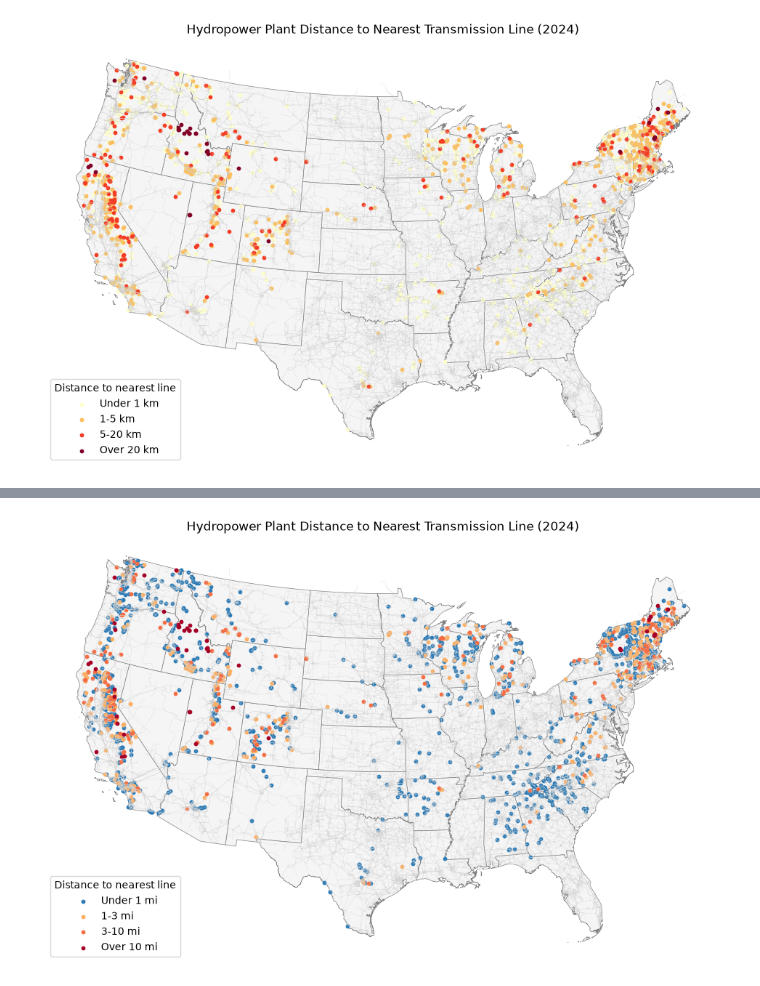
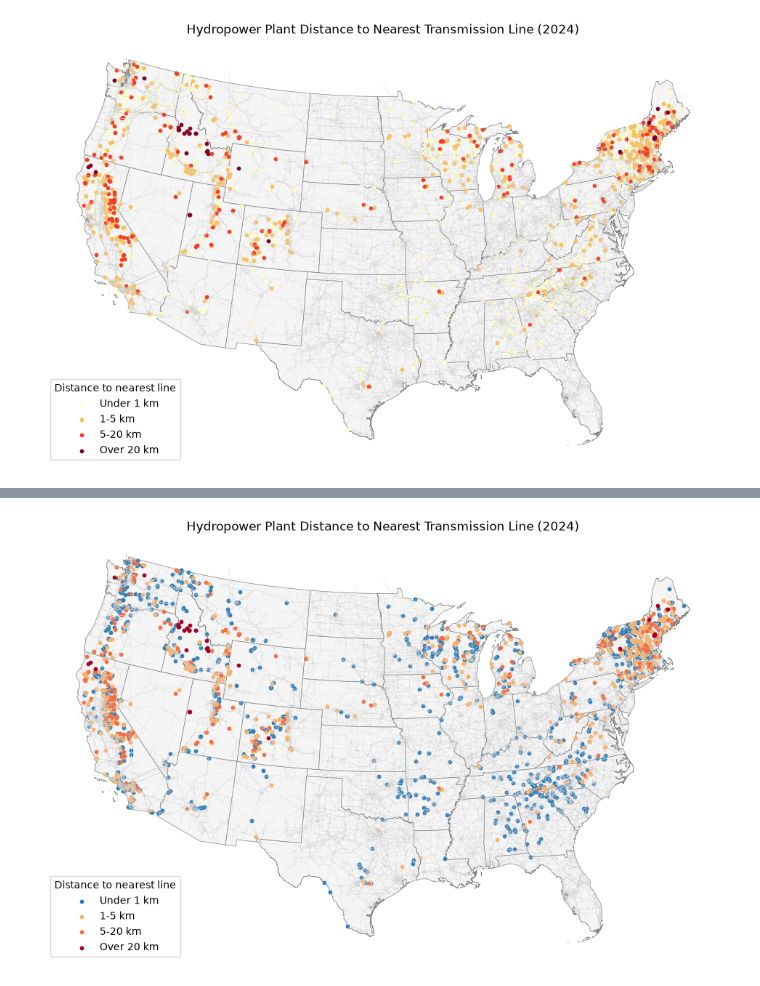
Before and after one commit to lexileach/renewable_transmission, a Jupyter notebook: hydropower/hydropower.ipynb, the cells around one changed output, grey strips where cells are left out. Saved outputs shown, nothing was run; the diff lists cells and outputs as text; code cells hidden in the pictures.

```diff
--- a/hydropower/hydropower.ipynb
+++ b/hydropower/hydropower.ipynb
@@ -206,30 +187,29 @@ result.drop(columns="geometry").to_csv("data/hydro_transmission_distance.csv", i
 # %%
 from matplotlib.colors import ListedColormap
 
-# distance in miles, grouped so the far plants stand out
-result["dist_mi"] = result["dist_m"] / 1609.344
-bins = [0, 1, 3, 10, float("inf")]
-labels = ["Under 1 mi", "1-3 mi", "3-10 mi", "Over 10 mi"]
-result["dist_group"] = pd.cut(result["dist_mi"], bins=bins, labels=labels)
+# distance in km, grouped so the far plants stand out
+bins = [0, 1, 5, 20, float("inf")]
+labels = ["Under 1 km", "1-5 km", "5-20 km", "Over 20 km"]
+result["dist_group"] = pd.cut(result["dist_km"], bins=bins, labels=labels)
 
 skip = ["AK", "HI", "PR", "GU", "VI", "MP", "AS"]
 states48 = states[~states.STUSPS.isin(skip)].to_crs("EPSG:5070")
 lines48 = lines.to_crs("EPSG:5070").clip(states48.total_bounds)
 
 colors = ListedColormap(["#2c7bb6", "#fdae61", "#f46d43", "#a50026"])
-result_sorted = result.sort_values("dist_mi").to_crs("EPSG:5070")   # far plants drawn on top
+result_sorted = result.sort_values("dist_km").to_crs("EPSG:5070")   # far plants drawn on top
 
 fig, ax = plt.subplots(figsize=(12, 8))
 states48.plot(ax=ax, color="whitesmoke", edgecolor="gray", linewidth=0.5)
 lines48.plot(ax=ax, color="lightgray", linewidth=0.2)
 result_sorted.plot(ax=ax, column="dist_group", categorical=True, cmap=colors,
                    legend=True, markersize=10,
                    legend_kwds={"title": "Distance to nearest line"})
 ax.set_title("Hydropower Plant Distance to Nearest Transmission Line (2024)")
 ax.set_axis_off()
-fig.savefig("hydro_distance_map_mi.pdf", bbox_inches="tight")
+fig.savefig("hydro_distance_map_km.pdf", bbox_inches="tight")
 plt.show()
 
-result.drop(columns="geometry").to_csv("data/hydro_transmission_distance.csv", index=False)
+result.drop(columns=["geometry", "dist_mi"], errors="ignore").to_csv("data/hydro_transmission_distance.csv", index=False)
 # %% [output]
-[figure, old version]
+[figure, new version]
```
Also changed, not shown: parts of 1 cell of this notebook, 4 other files.
